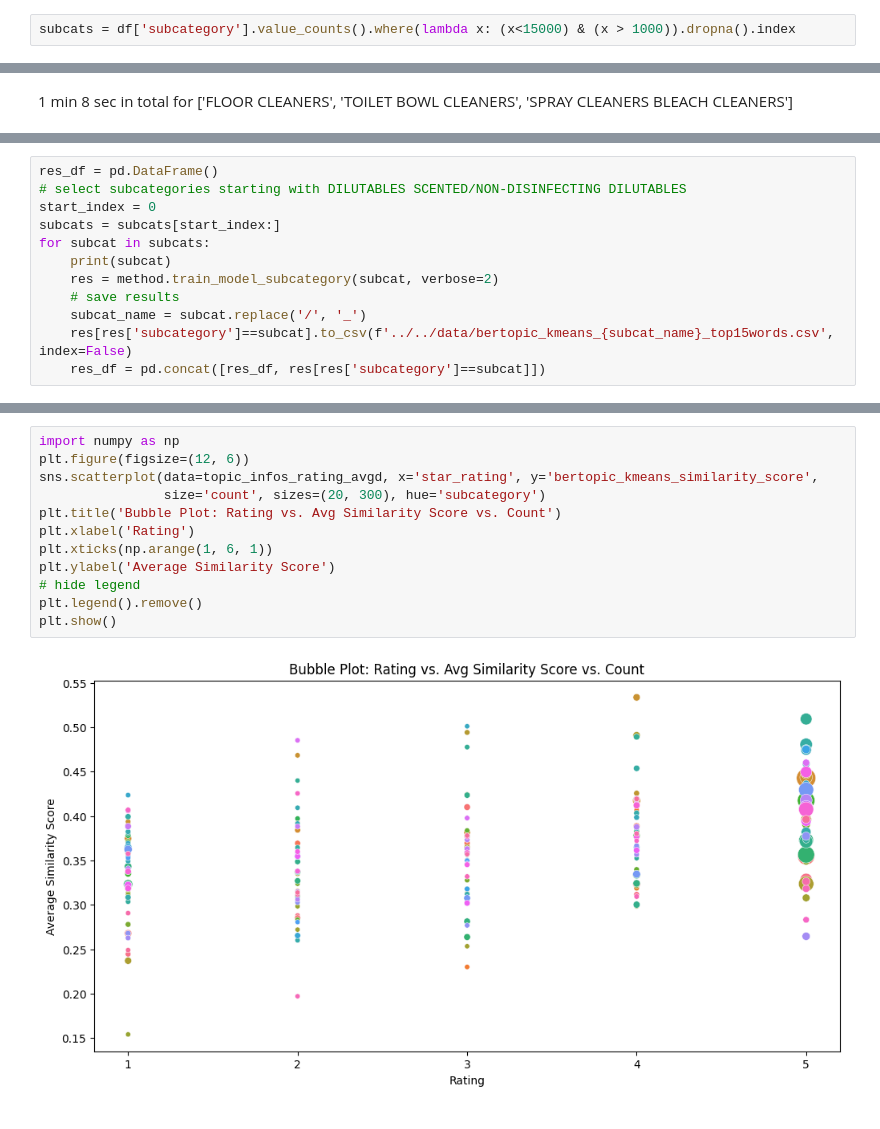
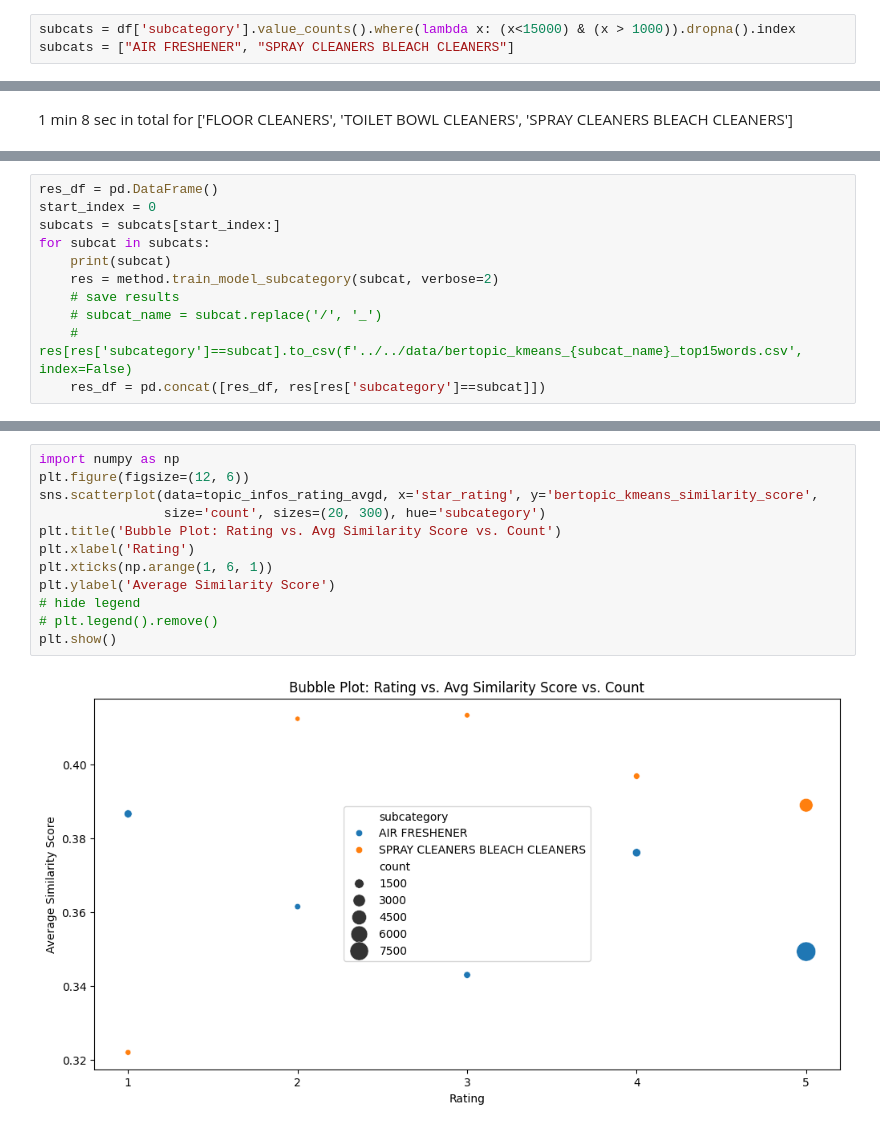
Before and after one commit to jluo3364/BTT-Clorox-Company, a Jupyter notebook: TopicModel/bertopic testing/bertopic_large_test.ipynb, the cells around one changed output, grey strips where cells are left out. Cells and saved outputs as stored; diff of their text form.

```diff
--- a/TopicModel/bertopic testing/bertopic_large_test.ipynb
+++ b/TopicModel/bertopic testing/bertopic_large_test.ipynb
@@ -34,6 +34,7 @@ method = BERTopic_kmeans(df)
 # run on multiple subcategories
 # %%
 subcats = df['subcategory'].value_counts().where(lambda x: (x<15000) & (x > 1000)).dropna().index
+subcats = ["AIR FRESHENER", "SPRAY CLEANERS BLEACH CLEANERS"]
 # %%
 len(subcats)
 # %% [output]
@@ -45,13 +44,12 @@ len(subcats)
 # %%
 res_df = pd.DataFrame()
-# select subcategories starting with DILUTABLES SCENTED/NON-DISINFECTING DILUTABLES
 start_index = 0
 subcats = subcats[start_index:]
 for subcat in subcats:
     print(subcat)
     res = method.train_model_subcategory(subcat, verbose=2)
     # save results
-    subcat_name = subcat.replace('/', '_')
-    res[res['subcategory']==subcat].to_csv(f'../../data/bertopic_kmeans_{subcat_name}_top15words.csv', index=False)
+    # subcat_name = subcat.replace('/', '_')
+    # res[res['subcategory']==subcat].to_csv(f'../../data/bertopic_kmeans_{subcat_name}_top15words.csv', index=False)
     res_df = pd.concat([res_df, res[res['subcategory']==subcat]])
 # %% [output]
@@ -130,17 +142,17 @@ plt.show()
 # %%
 import numpy as np
 plt.figure(figsize=(12, 6))
 sns.scatterplot(data=topic_infos_rating_avgd, x='star_rating', y='bertopic_kmeans_similarity_score',
                 size='count', sizes=(20, 300), hue='subcategory')
 plt.title('Bubble Plot: Rating vs. Avg Similarity Score vs. Count')
 plt.xlabel('Rating')
 plt.xticks(np.arange(1, 6, 1))
 plt.ylabel('Average Similarity Score')
 # hide legend
-plt.legend().remove()
+# plt.legend().remove()
 plt.show()
 # %% [output]
-[figure, old version]
+[figure, new version]
 # %%
 topic_infos_df.groupby(['subcategory']).agg({'bertopic_kmeans_similarity_score': 'mean', 'count': 'sum'}).reset_index()
 # %% [output]
```
Also changed, not shown: parts of 33 cells of this notebook, 3 other files.
